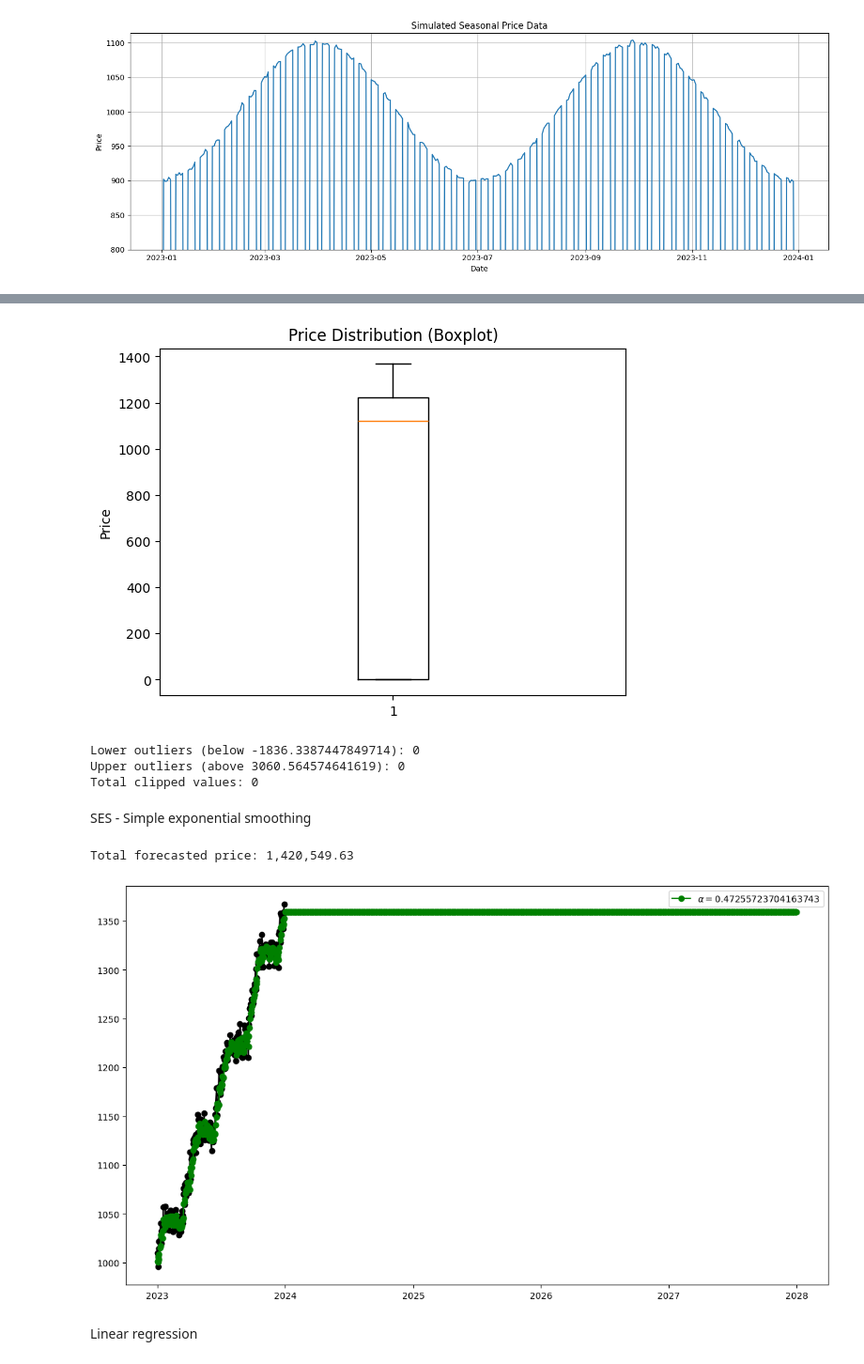
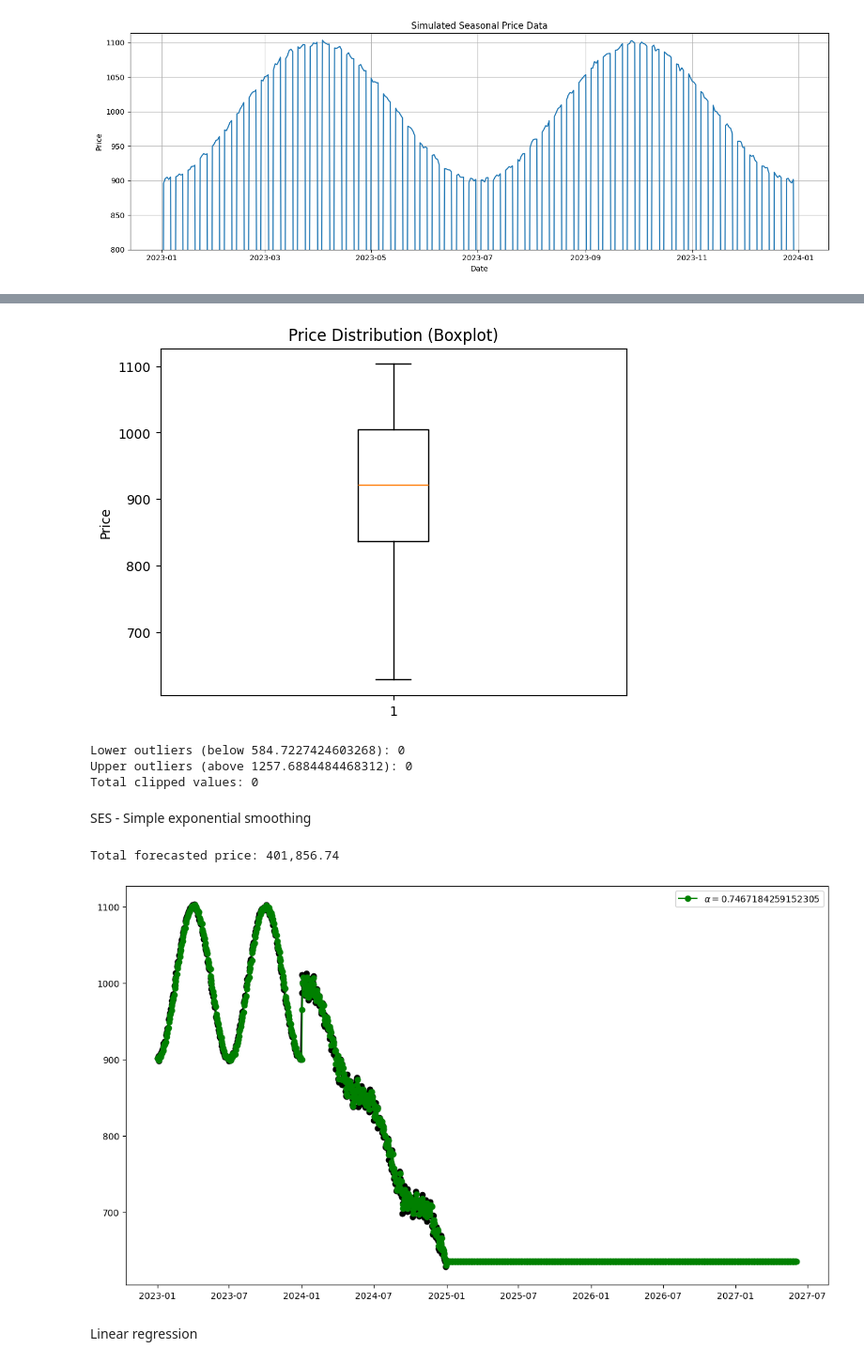
Before and after one commit to AndrijaLazic/Time-Series-Forecasting, a Jupyter notebook: python-roi/main.ipynb, the cells around one changed output, grey strips where cells are left out. Shown at 94% size. Drawn from its saved outputs; the diff is of its cells as text; code cells hidden in the pictures.

```diff
--- a/python-roi/main.ipynb
+++ b/python-roi/main.ipynb
@@ -332,5 +332,19 @@ Quarter trend strength (period=90): 0.21
 # %%
-prices_dataframe = pandas.read_csv("Data/seasonal_plus_linear_growth.csv")
+prices_dataframe = pandas.read_csv("Data/banduka_df.csv")
+
+min_date = prices_dataframe['date'].min()
+prices_dataframe['date'] = pandas.to_datetime(prices_dataframe['date'])
+prices_dataframe = prices_dataframe.set_index('date')
+
+mask = (prices_dataframe.index.weekday == 5) & (prices_dataframe["price"] > 0)
+num_saturdays_with_cost = mask.sum()
+
+if num_saturdays_with_cost > prices_dataframe.shape[0] * 0.05:
+    prices_dataframe = prices_dataframe[prices_dataframe.index.dayofweek < 6]
+else:
+    prices_dataframe = prices_dataframe[prices_dataframe.index.dayofweek < 5]
+
+# Ensure datetime and set index
 
 Q1  = prices_dataframe['price'].quantile(0.25)
 Q3  = prices_dataframe['price'].quantile(0.75)
@@ -353,61 +367,54 @@ plt.show()
 # clamp all values to [lower_bound, upper_bound]
 prices_dataframe['price'] = prices_dataframe['price'].clip(lower=lower_bound, upper=upper_bound)
 
-
-
 print(f"Lower outliers (below {lower_bound}): {low_count}")
 print(f"Upper outliers (above {upper_bound}): {high_count}")
 print(f"Total clipped values: {total_outliers}")
 # %% [output]
-[figure, old version]
+[figure, new version]
-Lower outliers (below -1836.3387447849714): 0
-Upper outliers (above 3060.564574641619): 0
+Lower outliers (below 584.7227424603268): 0
+Upper outliers (above 1257.6884484468312): 0
 Total clipped values: 0
 # %% [markdown]
 SES - Simple exponential smoothing
 # %%
-prices_dataframe = pandas.read_csv("Data/seasonal_plus_linear_growth.csv")
+project_start_date = datetime.strptime('2024-12-31', "%Y-%m-%d")
+project_end_date = datetime.strptime('2027-12-31', "%Y-%m-%d")
 
-min_date = prices_dataframe['date'].min()
+# current_date = prices_dataframe.index[-1]
+current_date = datetime.strptime('2025-07-31', "%Y-%m-%d")
+prediction_start_date = datetime.strptime('2025-10-02', "%Y-%m-%d")
 
-project_start_date = datetime.strptime(min_date, "%Y-%m-%d")
-project_end_date = project_start_date + pandas.DateOffset(years=5)
-
-# Ensure datetime and set index
-prices_dataframe['date'] = pandas.to_datetime(prices_dataframe['date'])
-prices_dataframe = prices_dataframe.set_index('date')
-current_date = prices_dataframe.index[-1]
 count_excluding_end = pandas.bdate_range(start=current_date, end=project_end_date).size
-train = prices_dataframe[prices_dataframe.index.dayofweek < 5]['price']
 train = prices_dataframe['price']
 train = train.asfreq('C')
 
 
 model_1  = SimpleExpSmoothing(train).fit(smoothing_level=0.25,optimized=False)
 model_2  = SimpleExpSmoothing(train).fit(smoothing_level=0.75,optimized=False)
 
 # # alpha oznacava odnos pravih i prediktovanih podataka u algoritmu. 25% znaci da je 25% vrednost predikcije a 75% realna vrednost.
 fcast1 = model_1.forecast(count_excluding_end).rename(r"$\alpha=0.25$")
 fcast2 = model_2.forecast(count_excluding_end).rename(r"$\alpha=0.75$")
 
-fit3 = SimpleExpSmoothing(train, initialization_method = "heuristic").fit()
+fit3 = SimpleExpSmoothing(train).fit()
 fcast3 = fit3.forecast(count_excluding_end).rename(r"$\alpha=%s$" % fit3.model.params["smoothing_level"])
 
 plt.figure(figsize=(14, 8))
 plt.plot(train, marker="o", color="black")
 # plt.plot(model_1.fittedvalues, marker="o", color="blue")
 # (line1,) = plt.plot(fcast1, marker="o", color="blue")
 # plt.plot(model_2.fittedvalues, marker="o", color="red")
 # (line2,) = plt.plot(fcast2, marker="o", color="red")
 plt.plot(fit3.fittedvalues, marker="o", color="green")
 (line3,) = plt.plot(fcast3, marker="o", color="green")
 plt.legend([line3], [fcast3.name])
 
 total_fcast3 = fcast3.sum()
 print(f"Total forecasted price: {total_fcast3:,.2f}")
 # %% [output]
-Total forecasted price: 1,420,549.63
+Total forecasted price: 401,856.74
-[figure, old version]
+[figure, new version]
 # %% [markdown]
 Linear regression
 # %%
```
Also changed, not shown: parts of 9 cells of this notebook.
